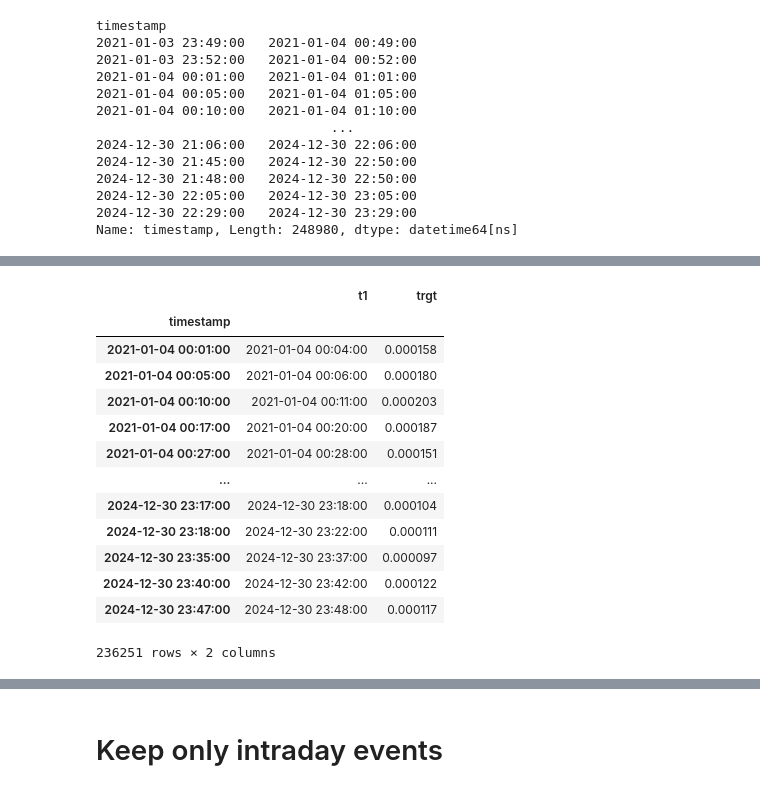
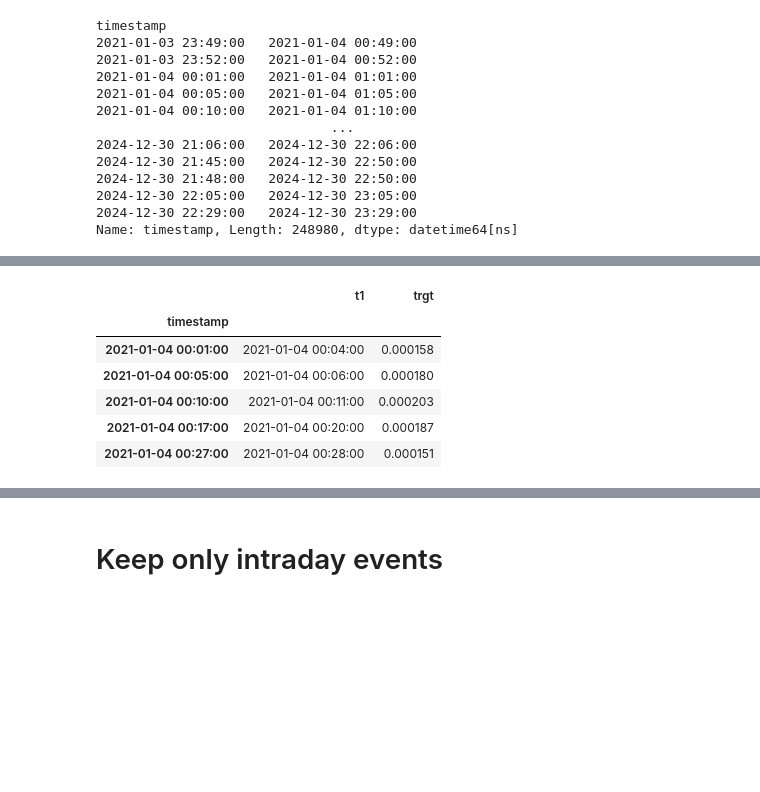
Before and after one commit to chillmelon/fxml, a Jupyter notebook: notebook/Labelilng_1.event_based_direction_prediction-Copy1.ipynb, the cells around one changed output, grey strips where cells are left out. Cells and saved outputs as stored; diff of their text form; code cells hidden in the pictures; blank space fills up the shorter version.

```diff
--- a/notebook/Labelilng_1.event_based_direction_prediction-Copy1.ipynb
+++ b/notebook/Labelilng_1.event_based_direction_prediction-Copy1.ipynb
@@ -209,4 +221,4 @@ Name: timestamp, Length: 248980, dtype: datetime64[ns]
 # %%
-minRet = trgt.mean()*0.3
+minRet = trgt.mean() * .5
 minRet
 # %% [output]
@@ -220,7 +232,7 @@ events = getEvents(
     ptSl=[.5,.5],
     trgt=trgt,
     minRet=minRet,
-    numThreads=8,
+    numThreads=16,
     t1=t1,
     side=None
 )
@@ -230,19 +242,12 @@ Wall time: 1min 7s
 # %%
-events
+events.head()
 # %% [output]
 |  | t1 | trgt |
 | timestamp |  |  |
 | 2021-01-04 00:01:00 | 2021-01-04 00:04:00 | 0.000158 |
 | 2021-01-04 00:05:00 | 2021-01-04 00:06:00 | 0.000180 |
 | 2021-01-04 00:10:00 | 2021-01-04 00:11:00 | 0.000203 |
 | 2021-01-04 00:17:00 | 2021-01-04 00:20:00 | 0.000187 |
 | 2021-01-04 00:27:00 | 2021-01-04 00:28:00 | 0.000151 |
-| ... | ... | ... |
-| 2024-12-30 23:17:00 | 2024-12-30 23:18:00 | 0.000104 |
-| 2024-12-30 23:18:00 | 2024-12-30 23:22:00 | 0.000111 |
-| 2024-12-30 23:35:00 | 2024-12-30 23:37:00 | 0.000097 |
-| 2024-12-30 23:40:00 | 2024-12-30 23:42:00 | 0.000122 |
-| 2024-12-30 23:47:00 | 2024-12-30 23:48:00 | 0.000117 |
-236251 rows × 2 columns
 # %%
 events = events.dropna().copy()
```
Also changed, not shown: parts of 18 cells of this notebook, 5 other files.
